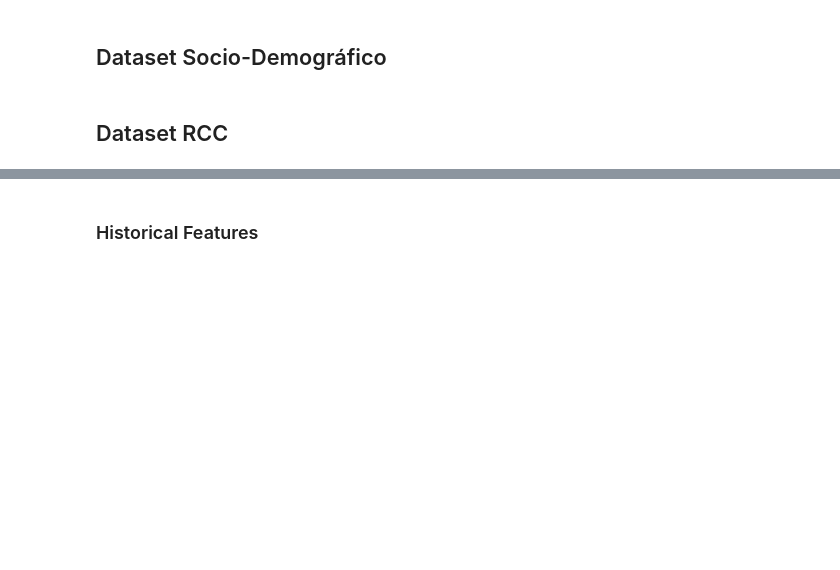
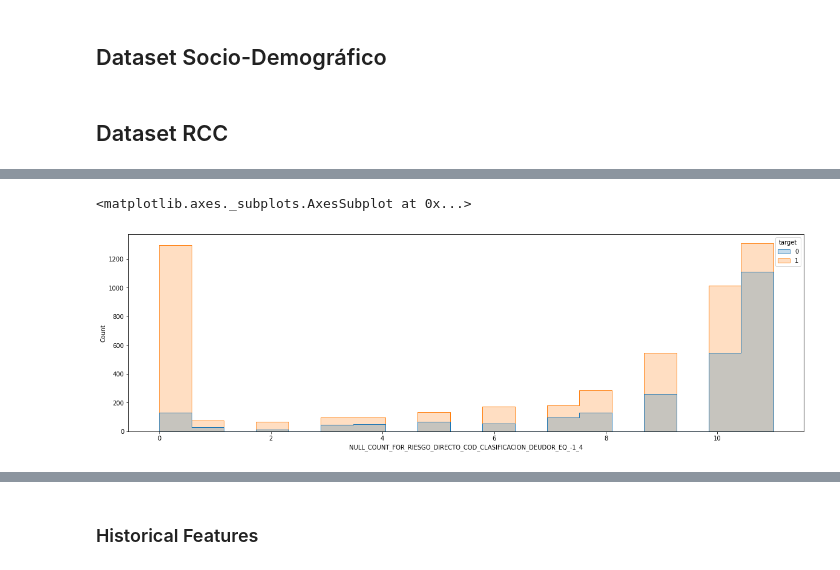
Before and after one commit to mlaricobar/solution-datathon-interbank-2020, a Jupyter notebook: [03] Feature Engineering.ipynb, the cells around one changed output, grey strips where cells are left out. Drawn from its saved outputs; the diff is of its cells as text; code cells hidden in the pictures; blank space fills up the shorter version.

```diff
--- a/[03] Feature Engineering.ipynb
+++ b/[03] Feature Engineering.ipynb
@@ -76,0 +105,14 @@ df_rcc_train.head(3)
+# %%
+map_dict_train = {201802: "U01M", 201801: "U02M", 201712: "U03M",
+                  201711: "U04M", 201710: "U05M", 201709: "U06M",
+                  201708: "U07M", 201707: "U08M", 201706: "U09M",
+                  201705: "U10M", 201704: "U11M", 201703: "U12M"
+                  }
+
+map_dict_test = {201902: "U01M", 201901: "U02M", 201812: "U03M",
+                  201811: "U04M", 201810: "U05M", 201809: "U06M",
+                  201808: "U07M", 201807: "U08M", 201806: "U09M",
+                  201805: "U10M", 201804: "U11M", 201803: "U12M"
+                  }
+# %%
+combination_list = [{"RIESGO_DIRECTO": d[0], "COD_CLASIFICACION_DEUDOR": d[1]} for d in product([-1, 1, 2, 3], [0, 1, 2, 3, 4, 5])]
@@ -76,0 +178,12 @@ df_rcc_train.head(3)
+# %%
+df_base_train_all = df_base_train.copy()
+df_base_test_all = df_base_test.copy()
+# %%
+for i, d in enumerate(combination_list):
+  print(i, combination_list[i])
+
+  has_data, df_rcc_train_agg_month, df_rcc_test_agg_month = get_features(d)
+
+  if has_data:
+    df_base_train_all = df_base_train_all.merge(df_rcc_train_agg_month, how="left", on="key_value")
+    df_base_test_all = df_base_test_all.merge(df_rcc_test_agg_month, how="left", on="key_value")
@@ -76,0 +239,6 @@ df_rcc_train.head(3)
+# %%
+plt.figure(figsize=(20, 6))
+sns.histplot(df_rcc_train_agg_month, x="NULL_COUNT_FOR_RIESGO_DIRECTO_COD_CLASIFICACION_DEUDOR_EQ_-1_4", hue="target", element="step")
+# %% [output]
+<matplotlib.axes._subplots.AxesSubplot at 0x...>
+[figure, added]
```
Also changed, not shown: parts of 43 cells of this notebook.
